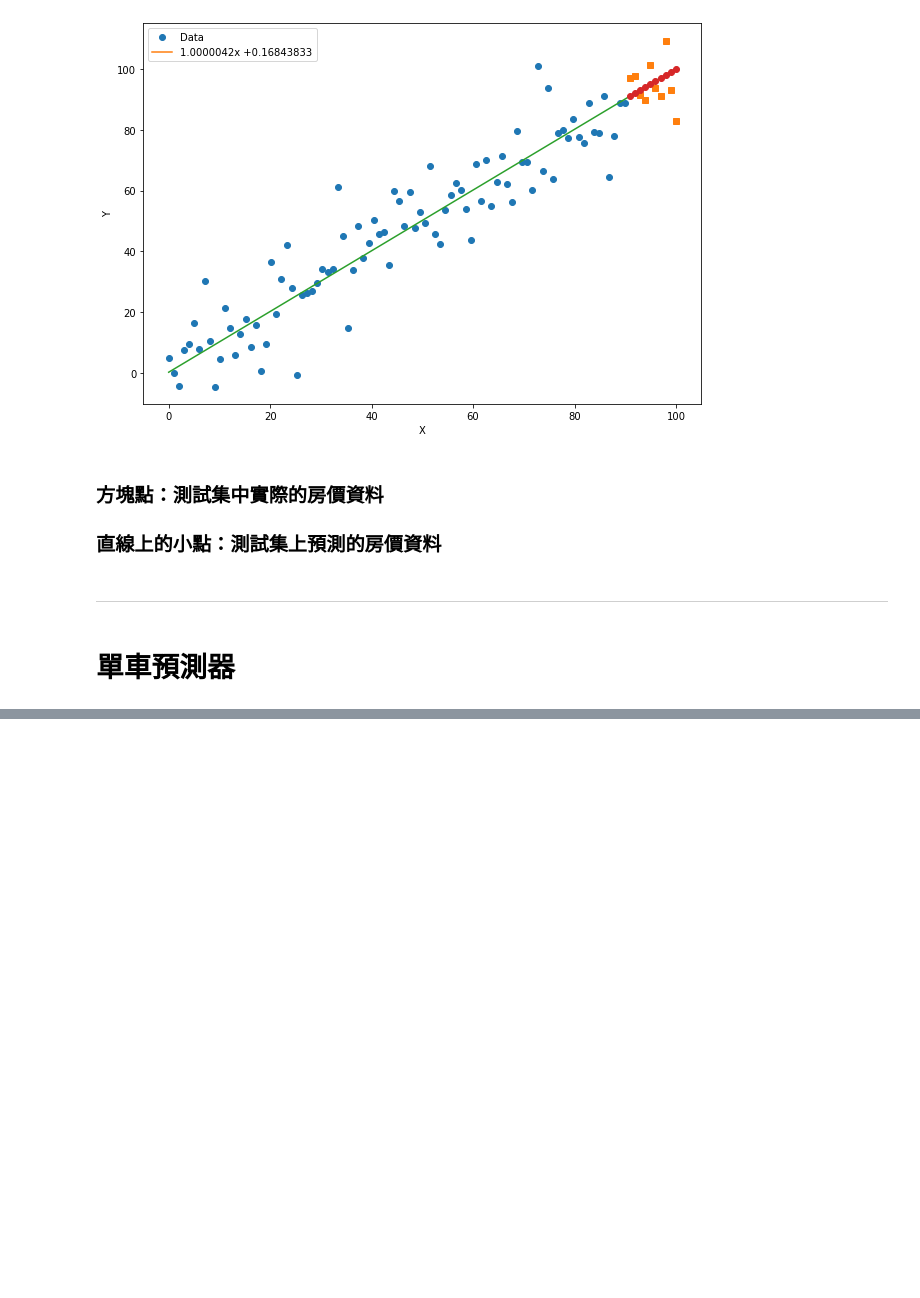
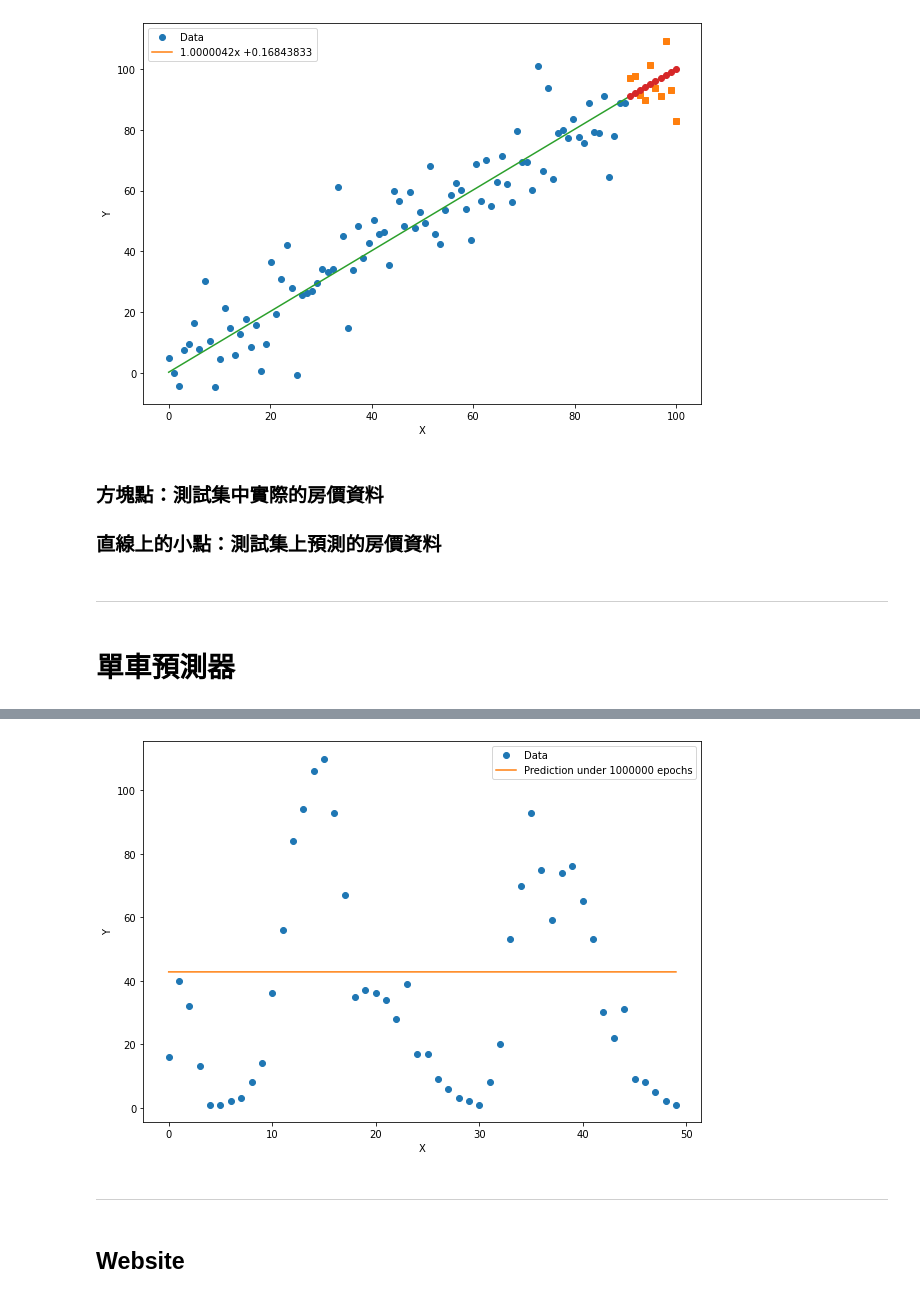
Before and after one commit to JackyPro/Jupyter_PyTorch, a Jupyter notebook: Day3.ipynb, the cells around one changed output, grey strips where cells are left out. Saved outputs shown, nothing was run; the diff lists cells and outputs as text; code cells hidden in the pictures; blank space fills up the shorter version.

```diff
--- a/Day3.ipynb
+++ b/Day3.ipynb
@@ -129,0 +175,20 @@ plt.show()
+# %%
+counts = rides['cnt'][:50]
+# 輸入變數 1,2,3,...這樣的一維陣列
+x = Variable(torch.FloatTensor(np.arange(len(counts), dtype=float)))
+
+# 輸出變數，他是從資料 counts中讀取的每一時刻的單車數，共50個資料點的一維陣列，作為標準答案
+y = Variable(torch.FloatTensor(np.array(counts, dtype=float)))
+
+#設定隱藏層神經元的數量
+sz =10
+w = 45
+# 初始化輸入層到隱藏層的加權矩陣，他的尺寸是(1,10)
+weights = Variable(w*torch.randn(1,sz).type(torch.FloatTensor), requires_grad = True)
+
+# 初始化隱藏層節點的偏置向量。他是尺寸為10的一維向量
+biases  = Variable(w*torch.randn(sz).type(torch.FloatTensor), requires_grad = True)
+
+# 初始化從隱藏層到輸出層的全矩陣，她的尺寸是(10,1)
+weights2 = Variable(w*torch.randn(sz,1).type(torch.FloatTensor), requires_grad = True)
+# print('Initial parameters:',"\n", sz,"\n",weights,"\n",baises,"\n",weights2)
@@ -129,0 +276,18 @@ plt.show()
+# %%
+# 绘制图形，展现线性回归的效果，结果惨不忍睹
+
+x_data = x.data.numpy() # 获得x包裹的数据
+plt.figure(figsize = (10, 7)) #设定绘图窗口大小
+xplot, = plt.plot(x_data, y.data.numpy(), 'o') # 绘制原始数据
+yplot, = plt.plot(x_data, predictions.data.numpy())  #绘制拟合数据
+plt.xlabel('X') #更改坐标轴标注
+plt.ylabel('Y') #更改坐标轴标注
+
+plt.legend([xplot, yplot],['Data', 'Prediction under 1000000 epochs']) #绘制图例
+plt.show()
+# %% [output]
+[figure, added]
+# %% [markdown]
+---
+# %% [markdown]
+## Website
```
Also changed, not shown: parts of 49 cells of this notebook.
